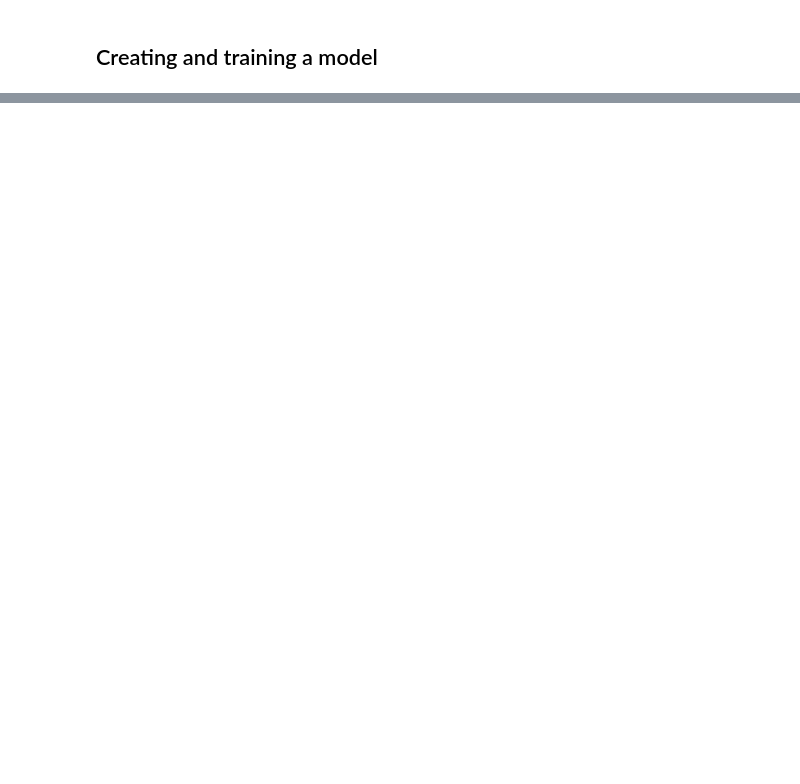
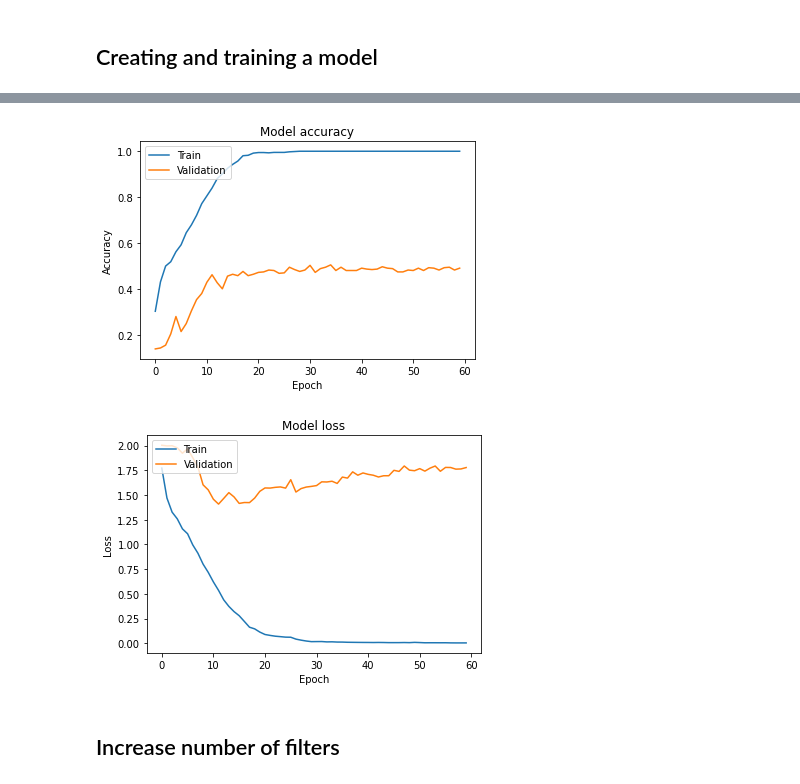
Before and after one commit to srgynmv/EmoteNN, a Jupyter notebook: notebooks/train_sound_cnn_1d.ipynb, the cells around one changed output, grey strips where cells are left out. Drawn from its saved outputs; the diff is of its cells as text; code cells hidden in the pictures; blank space fills up the shorter version.

```diff
--- a/notebooks/train_sound_cnn_1d.ipynb
+++ b/notebooks/train_sound_cnn_1d.ipynb
@@ -73,0 +201,3 @@ tu.save_results(model, train_history, 'sound_1d_cnn')
+# %%
+display_results(model4, model4_history)
+# %% [output]
@@ -73,0 +210,4 @@ tu.save_results(model, train_history, 'sound_1d_cnn')
+[figure, added]
+[figure, added]
+# %% [markdown]
+## Increase number of filters
```
Also changed, not shown: parts of 33 cells of this notebook.
